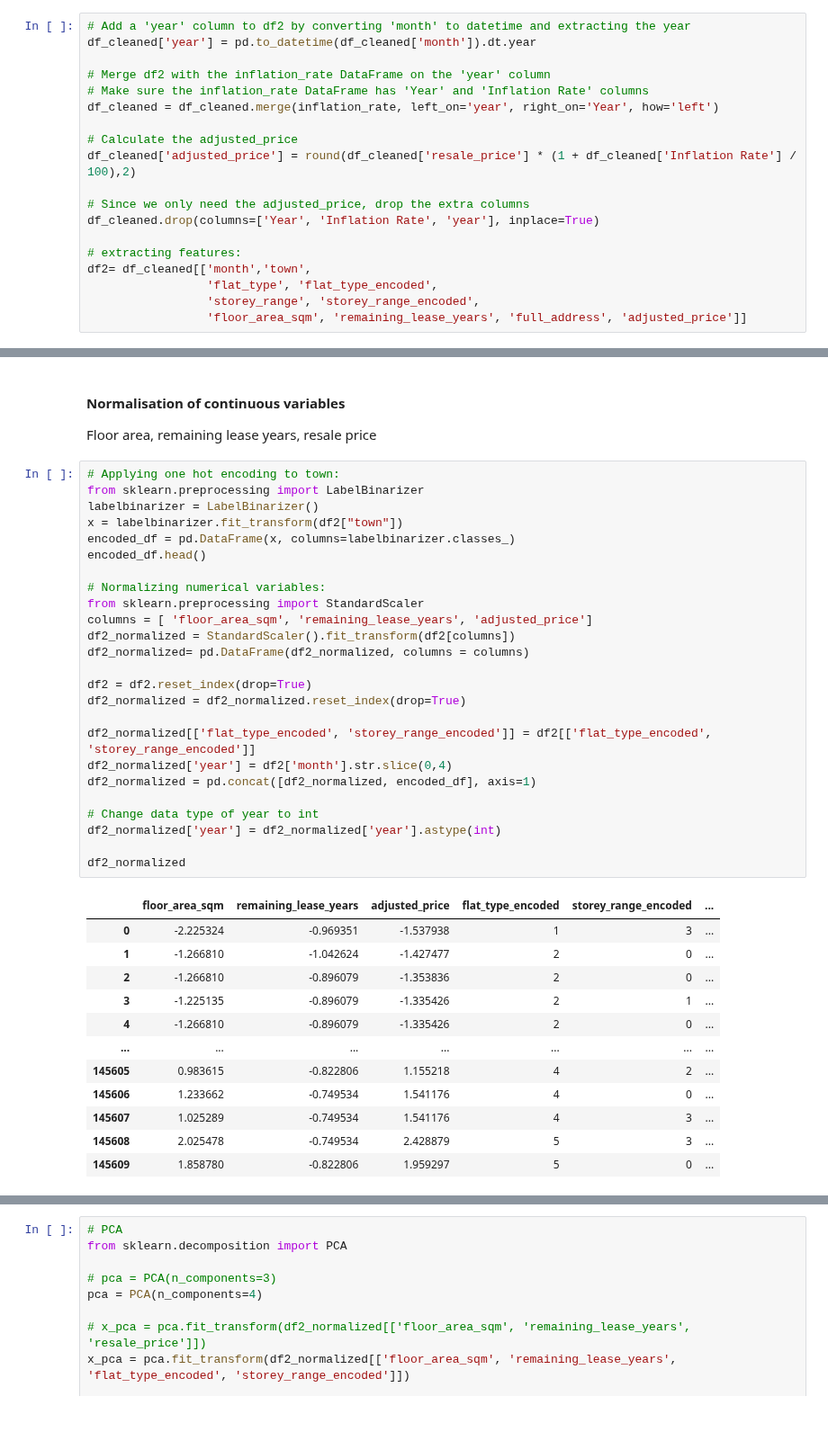
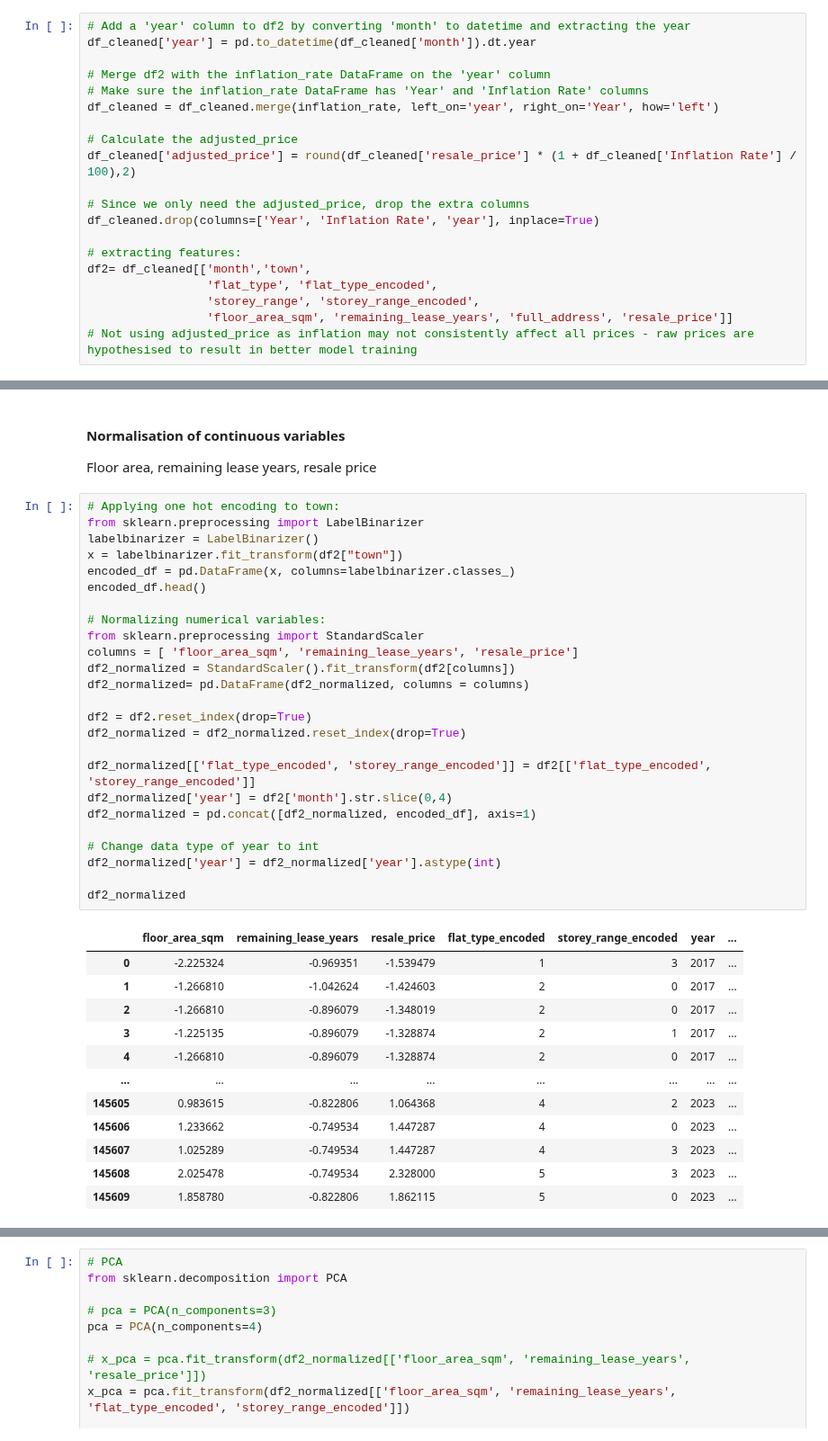
Before and after one commit to raphaelgohwx/datamining, a Jupyter notebook: RNN.ipynb, the cells around one changed output, grey strips where cells are left out. Shown at 90% size. Cells and saved outputs as stored; diff of their text form.

```diff
--- a/RNN.ipynb
+++ b/RNN.ipynb
@@ -106,7 +106,8 @@ df_cleaned.drop(columns=['Year', 'Inflation Rate', 'year'], inplace=True)
 df2= df_cleaned[['month','town',
                  'flat_type', 'flat_type_encoded',
                  'storey_range', 'storey_range_encoded',
-                 'floor_area_sqm', 'remaining_lease_years', 'full_address', 'adjusted_price']]
+                 'floor_area_sqm', 'remaining_lease_years', 'full_address', 'resale_price']]
+# Not using adjusted_price as inflation may not consistently affect all prices - raw prices are hypothesised to result in better model training
 # %% [output]
 A value is trying to be set on a copy of a slice from a DataFrame.
 Try using .loc[row_indexer,col_indexer] = value instead
@@ -119,41 +120,41 @@ Floor area, remaining lease years, resale price
 # %%
 # Applying one hot encoding to town:
 from sklearn.preprocessing import LabelBinarizer
 labelbinarizer = LabelBinarizer()
 x = labelbinarizer.fit_transform(df2["town"])
 encoded_df = pd.DataFrame(x, columns=labelbinarizer.classes_)
 encoded_df.head()
 
 # Normalizing numerical variables:
 from sklearn.preprocessing import StandardScaler
-columns = [ 'floor_area_sqm', 'remaining_lease_years', 'adjusted_price']
+columns = [ 'floor_area_sqm', 'remaining_lease_years', 'resale_price']
 df2_normalized = StandardScaler().fit_transform(df2[columns])
 df2_normalized= pd.DataFrame(df2_normalized, columns = columns)
 
 df2 = df2.reset_index(drop=True)
 df2_normalized = df2_normalized.reset_index(drop=True)
 
 df2_normalized[['flat_type_encoded', 'storey_range_encoded']] = df2[['flat_type_encoded', 'storey_range_encoded']]
 df2_normalized['year'] = df2['month'].str.slice(0,4)
 df2_normalized = pd.concat([df2_normalized, encoded_df], axis=1)
 
 # Change data type of year to int
 df2_normalized['year'] = df2_normalized['year'].astype(int)
 
 df2_normalized
 # %% [output]
-|  | floor_area_sqm | remaining_lease_years | adjusted_price | flat_type_encoded | storey_range_encoded | ... |
-| 0 | -2.225324 | -0.969351 | -1.537938 | 1 | 3 | ... |
-| 1 | -1.266810 | -1.042624 | -1.427477 | 2 | 0 | ... |
-| 2 | -1.266810 | -0.896079 | -1.353836 | 2 | 0 | ... |
-| 3 | -1.225135 | -0.896079 | -1.335426 | 2 | 1 | ... |
-| 4 | -1.266810 | -0.896079 | -1.335426 | 2 | 0 | ... |
-| ... | ... | ... | ... | ... | ... | ... |
-| 145605 | 0.983615 | -0.822806 | 1.155218 | 4 | 2 | ... |
-| 145606 | 1.233662 | -0.749534 | 1.541176 | 4 | 0 | ... |
-| 145607 | 1.025289 | -0.749534 | 1.541176 | 4 | 3 | ... |
-| 145608 | 2.025478 | -0.749534 | 2.428879 | 5 | 3 | ... |
-| 145609 | 1.858780 | -0.822806 | 1.959297 | 5 | 0 | ... |
+|  | floor_area_sqm | remaining_lease_years | resale_price | flat_type_encoded | storey_range_encoded | year | ... |
+| 0 | -2.225324 | -0.969351 | -1.539479 | 1 | 3 | 2017 | ... |
+| 1 | -1.266810 | -1.042624 | -1.424603 | 2 | 0 | 2017 | ... |
+| 2 | -1.266810 | -0.896079 | -1.348019 | 2 | 0 | 2017 | ... |
+| 3 | -1.225135 | -0.896079 | -1.328874 | 2 | 1 | 2017 | ... |
+| 4 | -1.266810 | -0.896079 | -1.328874 | 2 | 0 | 2017 | ... |
+| ... | ... | ... | ... | ... | ... | ... | ... |
+| 145605 | 0.983615 | -0.822806 | 1.064368 | 4 | 2 | 2023 | ... |
+| 145606 | 1.233662 | -0.749534 | 1.447287 | 4 | 0 | 2023 | ... |
+| 145607 | 1.025289 | -0.749534 | 1.447287 | 4 | 3 | 2023 | ... |
+| 145608 | 2.025478 | -0.749534 | 2.328000 | 5 | 3 | 2023 | ... |
+| 145609 | 1.858780 | -0.822806 | 1.862115 | 5 | 0 | 2023 | ... |
 145610 rows × 32 columns
 # %%
 # PCA
```
Also changed, not shown: parts of 10 cells of this notebook, 3 other files.
